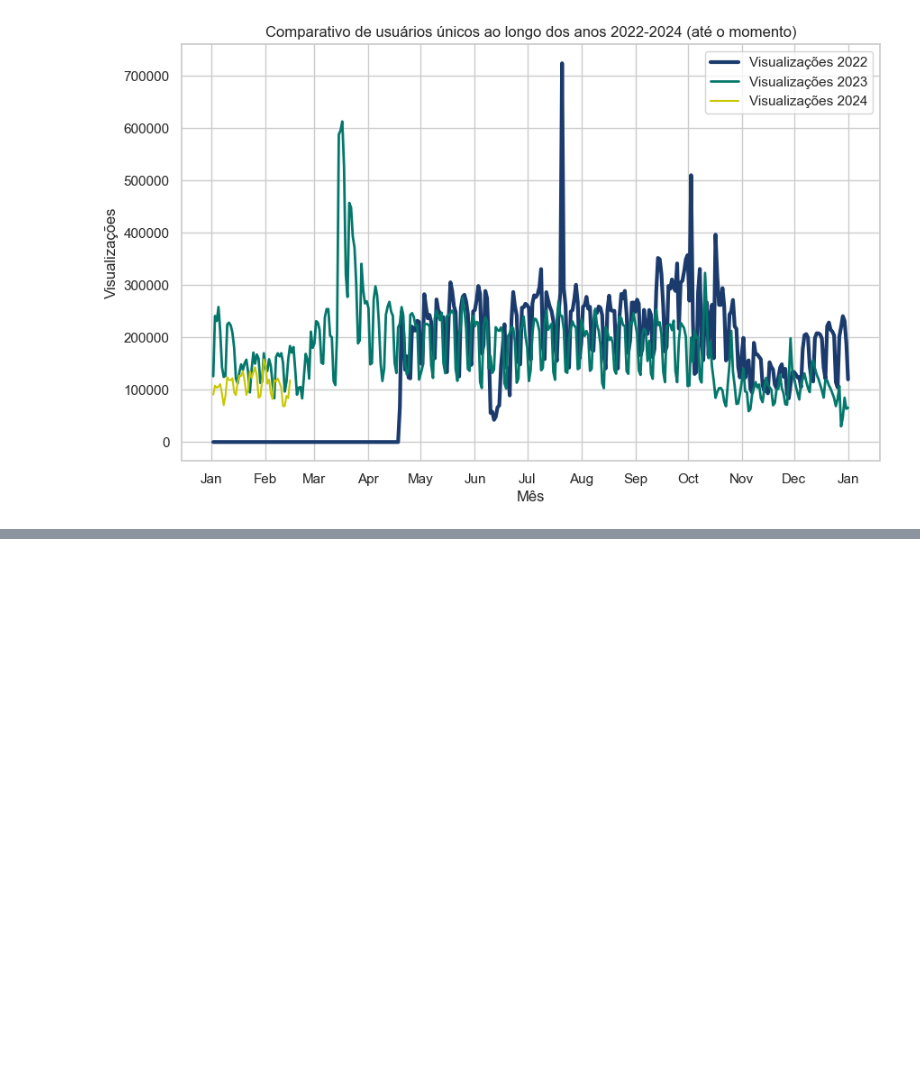
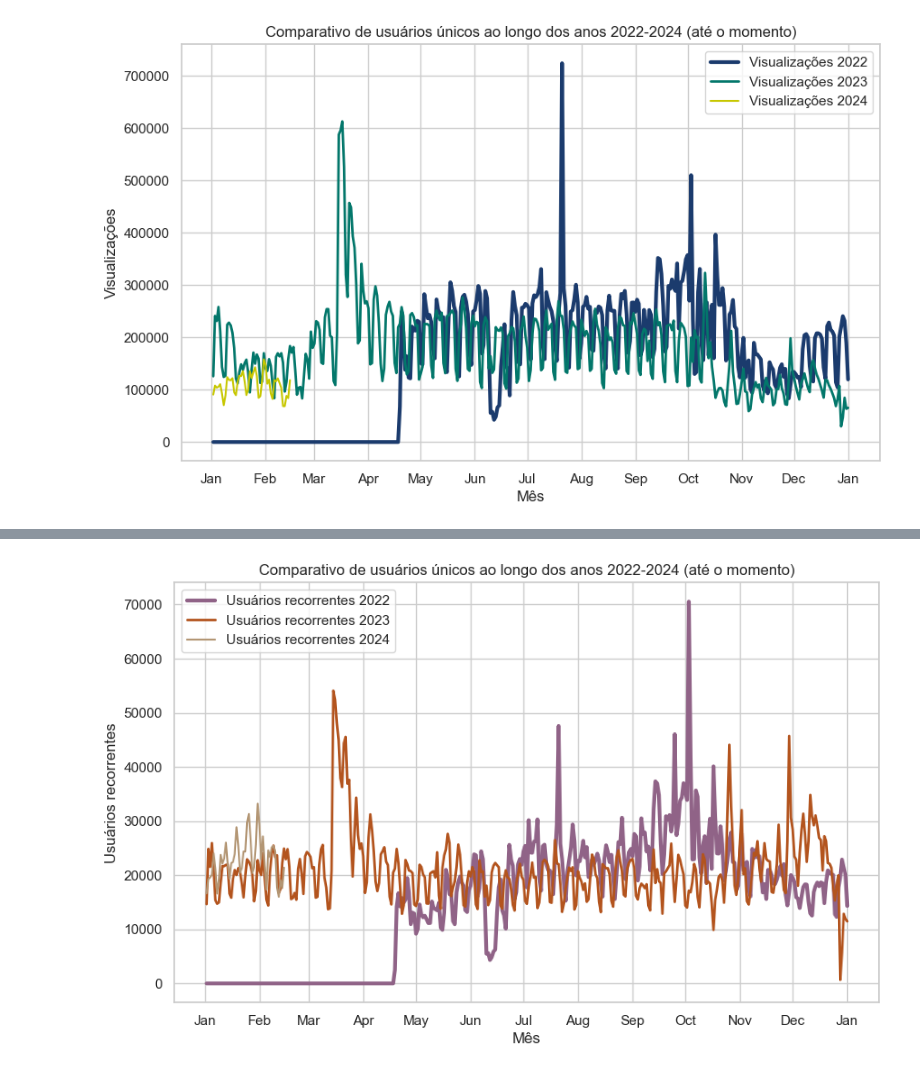
Before and after one commit to alisson002/Relat-rios-TN-e-JPN_Python, a Jupyter notebook: comparativos/graficosPython - linha.ipynb, the cells around one changed output, grey strips where cells are left out. Cells and saved outputs as stored; diff of their text form; code cells hidden in the pictures; blank space fills up the shorter version.

```diff
--- a/comparativos/graficosPython - linha.ipynb
+++ b/comparativos/graficosPython - linha.ipynb
@@ -316,7 +316,7 @@ def usuRec_total(arquivo):
 
 def percentUsuRec(usuRecANALYTICS,usuRecTABELA):
 
-    porcentagem = (usuRecANALYTICS/usuRecTABELA)*100
+    porcentagem = (usuRecANALYTICS/usuRecTABELA)
 
     return porcentagem
 # %%
@@ -349,7 +349,7 @@ novosRecNovembro23 = usuRec_total(r'Portal\usuariosRec\2023\novosRecNovembro.csv
 novosRecDezembro23 = usuRec_total(r'Portal\usuariosRec\2023\novosRecDezembro.csv')
 usuRec_2023 =  [203000,220000,302000,205000,192000,169000,175000,194000,186000,250000,270000,289000]
 
-usuRec_2022Percent = [percentUsuRec(usuRec_2023[0], novosRecJan23), percentUsuRec(usuRec_2023[1], novosRecFev23), percentUsuRec(usuRec_2023[2], novosRecMar23), percentUsuRec(usuRec_2023[3], novosRecAbril23), percentUsuRec(usuRec_2023[4], novosRecMaio23), percentUsuRec(usuRec_2023[5], novosRecJunho23), percentUsuRec(usuRec_2023[6], novosRecJulho22), percentUsuRec(usuRec_2023[7], novosRecAgosto22), percentUsuRec(usuRec_2023[8], novosRecSetembro22), percentUsuRec(usuRec_2023[9], novosRecOutubro22), percentUsuRec(usuRec_2023[10], novosRecNovembro22), percentUsuRec(usuRec_2023[11], novosRecDezembro22)]
+usuRec_2023Percent = [percentUsuRec(usuRec_2023[0], novosRecJan23), percentUsuRec(usuRec_2023[1], novosRecFev23), percentUsuRec(usuRec_2023[2], novosRecMar23), percentUsuRec(usuRec_2023[3], novosRecAbril23), percentUsuRec(usuRec_2023[4], novosRecMaio23), percentUsuRec(usuRec_2023[5], novosRecJunho23), percentUsuRec(usuRec_2023[6], novosRecJulho22), percentUsuRec(usuRec_2023[7], novosRecAgosto22), percentUsuRec(usuRec_2023[8], novosRecSetembro22), percentUsuRec(usuRec_2023[9], novosRecOutubro22), percentUsuRec(usuRec_2023[10], novosRecNovembro22), percentUsuRec(usuRec_2023[11], novosRecDezembro22)]
 
 # CALCULOS DE PORCENTAGEM USUÁRIOS RECORRENTES 2024
 novosRecJan24 = usuRec_total(r'Portal\usuariosRec\2024\novosRecJan.csv')
@@ -358,0 +555,72 @@ usuRec_2024Percent = [percentUsuRec(usuRec_2024[0], novosRecJan24)]
+# %%
+# USUARIOS RECORRENTES
+recorrentes_inicio = encontrar_frase_em_csv(r'Portal\usuariosRec\2022\novosRec22.csv', 'Usuários recorrentes')
+recorrentes_final = encontrar_frase_em_csv(r'Portal\usuariosRec\2022\novosRec22.csv', 'Dia 1')
+
+usuarios_recorrentes22 = pd.read_csv(r'Portal\usuariosRec\2022\novosRec22.csv', skiprows=recorrentes_inicio-1, nrows=recorrentes_final-383).dropna()
+
+#usuarios_recorrentes22 = remover_ultima_linha(usuarios_recorrentes22)
+usuarios_recorrentes22 = transforma_int(usuarios_recorrentes22)
+
+usuarios_recorrentes22['Nº dia'] = usuarios_recorrentes22['Nº dia']+1
+
+# USUARIOS RECORRENTES
+recorrentes_inicio = encontrar_frase_em_csv(r'Portal\usuariosRec\2023\novosRec23.csv', 'Usuários recorrentes')
+recorrentes_final = encontrar_frase_em_csv(r'Portal\usuariosRec\2023\novosRec23.csv', 'Dia 1')
+
+usuarios_recorrentes23 = pd.read_csv(r'Portal\usuariosRec\2023\novosRec23.csv', skiprows=recorrentes_inicio-1, nrows=recorrentes_final-383).dropna()
+
+#usuarios_recorrentes23 = remover_ultima_linha(usuarios_recorrentes23)
+usuarios_recorrentes23 = transforma_int(usuarios_recorrentes23)
+
+usuarios_recorrentes23['Nº dia'] = usuarios_recorrentes23['Nº dia']+1
+
+# USUARIOS RECORRENTES
+recorrentes_inicio = encontrar_frase_em_csv(r'Portal\usuariosRec\2024\novosRec24.csv', 'Usuários recorrentes')
+recorrentes_final = encontrar_frase_em_csv(r'Portal\usuariosRec\2024\novosRec24.csv', 'Dia 1')
+
+usuarios_recorrentes24 = pd.read_csv(r'Portal\usuariosRec\2024\novosRec24.csv', skiprows=recorrentes_inicio-1, nrows=recorrentes_final-63).dropna()
+
+#usuarios_recorrentes24 = remover_ultima_linha(usuarios_recorrentes24)
+usuarios_recorrentes24 = transforma_int(usuarios_recorrentes24)
+
+usuarios_recorrentes24['Nº dia'] = usuarios_recorrentes24['Nº dia']+1
+
+# Configurando o tema do Seaborn
+sns.set_theme(style="whitegrid")
+
+# Criando o gráfico de linhas
+plt.figure(figsize=(10, 6))  # Definindo o tamanho da figura
+
+# Definindo a paleta de cores desejada
+cores = ["#906387","#b3541e","#B39674"]
+
+# cores = ["#EE7B12", "#355424", "#ED3013", "#9EC274","#7AB","#EDA"]
+
+# Plotando o gráfico de linhas
+sns.lineplot(x="Nº dia", y="Usuários recorrentes", data=usuarios_recorrentes22, label="Usuários recorrentes 2022", linewidth=3, color=cores[0])
+sns.lineplot(x="Nº dia", y="Usuários recorrentes", data=usuarios_recorrentes23, label="Usuários recorrentes 2023", linewidth=2, color=cores[1])
+sns.lineplot(x="Nº dia", y="Usuários recorrentes", data=usuarios_recorrentes24, label="Usuários recorrentes 2024", linewidth=1.5, color=cores[2])
+
+
+# Ajustando o intervalo entre as datas no eixo x
+plt.gca().xaxis.set_major_locator(mdates.MonthLocator())  # Intervalo de 1 dia
+
+# Formatando os rótulos do eixo x para incluir o nome do mês
+plt.gca().xaxis.set_major_formatter(mdates.DateFormatter('%b'))  # Exemplo: Jan 2024
+
+#plt.xticks(rotation=-90)
+
+# Adicionando rótulos e título ao gráfico
+plt.xlabel("Mês")
+#plt.ylabel("Alcance | Visitas | Seguidores")
+plt.title("Comparativo de usuários únicos ao longo dos anos 2022-2024 (até o momento)")
+
+#plt.yticks([])
+
+plt.legend()
+
+# Exibindo o gráfico
+plt.show()
+# %% [output]
+[figure, added]
```
Also changed, not shown: parts of 3 cells of this notebook, 2 other files.
